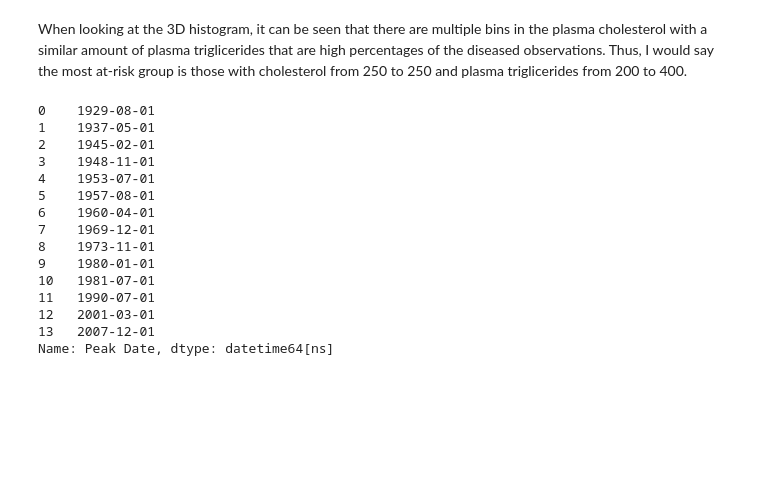
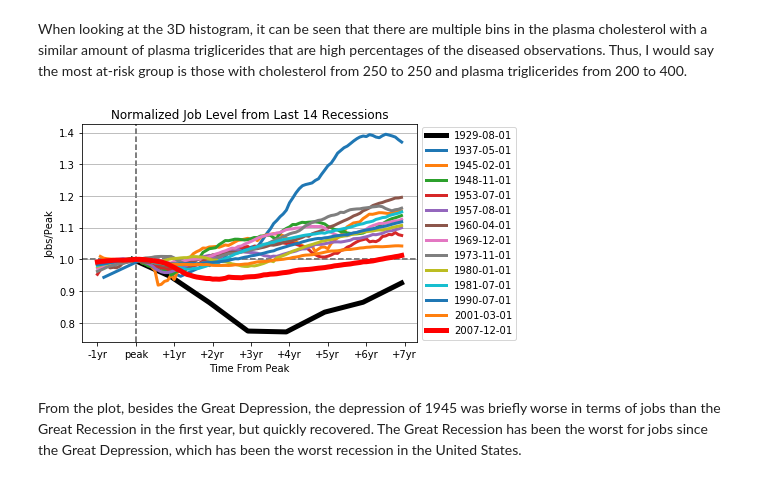
Before and after one commit to rzhang15/BootCamp2017, a Jupyter notebook: ProbSets/Comp/Week_2/rzhang15_pdf.ipynb, the cells around one changed output. Cells and saved outputs as stored; diff of their text form; code cells hidden in the pictures; blank space fills up the shorter version.

```diff
--- a/ProbSets/Comp/Week_2/rzhang15_pdf.ipynb
+++ b/ProbSets/Comp/Week_2/rzhang15_pdf.ipynb
@@ -105,35 +114,53 @@ When looking at the 3D histogram, it can be seen that there are multiple bins in
 # %%
 # Comparing Segments of Time Series
 
 payems = pd.read_csv("/Users/rubyzhang/Desktop/UChicago/OSML/BootCamp2017/Computation/Wk2_VisPandas/payems.csv",header=5)
 payems['payems'] = payems['payems']*1000
 payems['date'] = pd.to_datetime(payems['date'])
 payems.iloc[:346,0] = payems.iloc[:346,0] - pd.DateOffset(years=100)
+payems = payems.set_index('date')
 
 # Buckets last one year before and seven years after the recession
 recessions = pd.read_csv("/Users/rubyzhang/Desktop/UChicago/OSML/BootCamp2017/ProbSets/Comp/Week_2/recessions.csv",squeeze=True,header=None,names=['Peak Date'])
 recessions = pd.to_datetime(recessions)
 
+plt.axvline(x=0,ls='--',color='gray',lw=2)
+plt.axhline(y=1,ls='--',color='gray',lw=2)
 
-series1 =
-def make_series(i):
+for i in range(14):
+    if i == 0:
+        date = '1929-07-01'
+    elif i ==1:
+        date = '1937-07-01'
+    else:
+        date = str(recessions[i].date())
+    peak_job = payems.loc[date,'payems']
+    payems['rece'+str(i+1)] = (payems.index-recessions[i])/np.timedelta64(1, 'D')
 
+    x = payems.loc[(payems['rece'+str(i+1)]>=-365) & (payems['rece'+str(i+1)]<=7*365), 'rece'+str(i+1)]
+    y = payems.loc[(payems['rece'+str(i+1)]>=-365) & (payems['rece'+str(i+1)]<=7*365), 'payems']/peak_job
+    lb = str(recessions[i].date())
+    if i == 0 or i == 13:
+        if i == 0:
+            col = 'black'
+        else:
+            col = 'red'
+        plt.plot(x,y,marker=None,lw=5,color=col,label=lb)
+    else:
+        plt.plot(x,y,marker=None,lw=3,label=lb)
 
+x = [-365,0,365,2*365,3*365,4*365,5*365,6*365,7*365]
+labels = ['-1yr', 'peak', '+1yr', '+2yr', '+3yr', '+4yr', '+5yr', '+6yr', '+7yr']
+plt.xticks(x, labels)
 
-print(recessions)
+plt.ylabel('Jobs/Peak')
+plt.xlabel('Time From Peak')
+plt.title("Normalized Job Level from Last 14 Recessions")
+plt.gca().yaxis.grid(True)
+plt.legend(loc='center left',bbox_to_anchor=(1,0.5))
+plt.savefig('images/jobpeak.png',bbox_inches='tight')
+plt.show()
 # %% [output]
-0    1929-08-01
-1    1937-05-01
-2    1945-02-01
-3    1948-11-01
-4    1953-07-01
-5    1957-08-01
-6    1960-04-01
-7    1969-12-01
-8    1973-11-01
-9    1980-01-01
-10   1981-07-01
-11   1990-07-01
-12   2001-03-01
-13   2007-12-01
-Name: Peak Date, dtype: datetime64[ns]
+[figure, added]
+# %% [markdown]
+From the plot, besides the Great Depression, the depression of 1945 was briefly worse in terms of jobs than the Great Recession in the first year, but quickly recovered. The Great Recession has been the worst for jobs since the Great Depression, which has been the worst recession in the United States.
```
Also changed, not shown: parts of 3 cells of this notebook, 4 other files.
